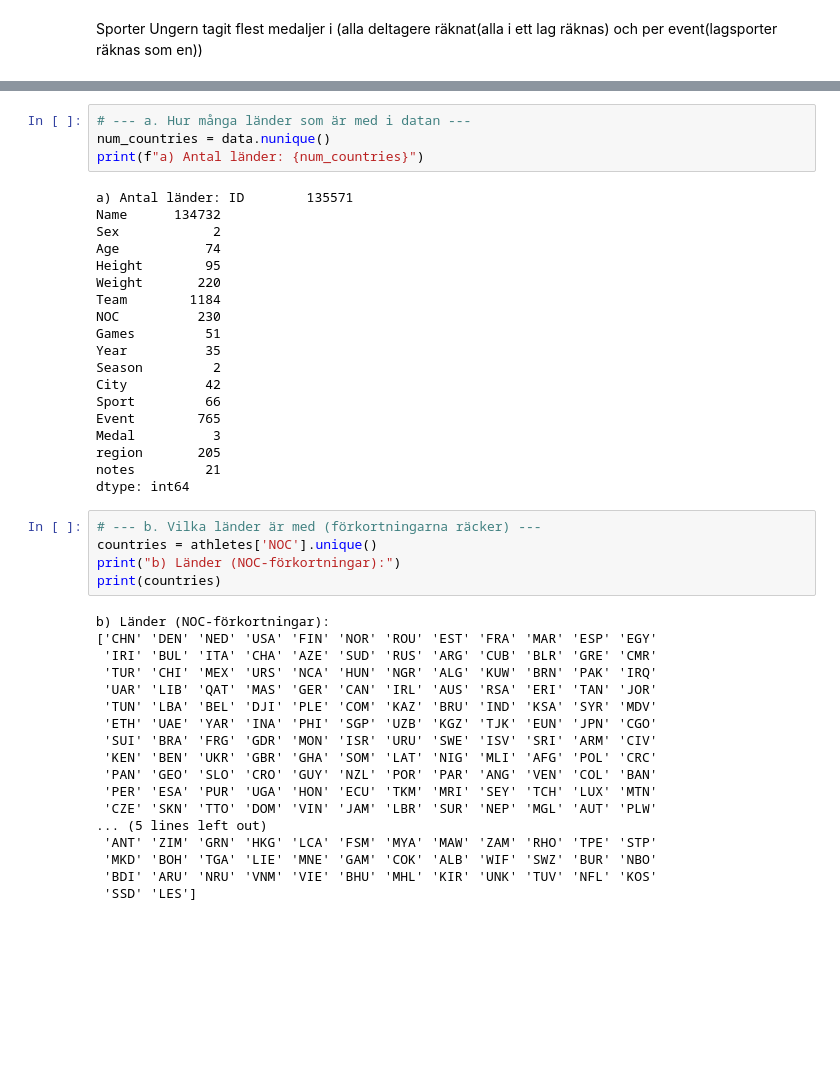
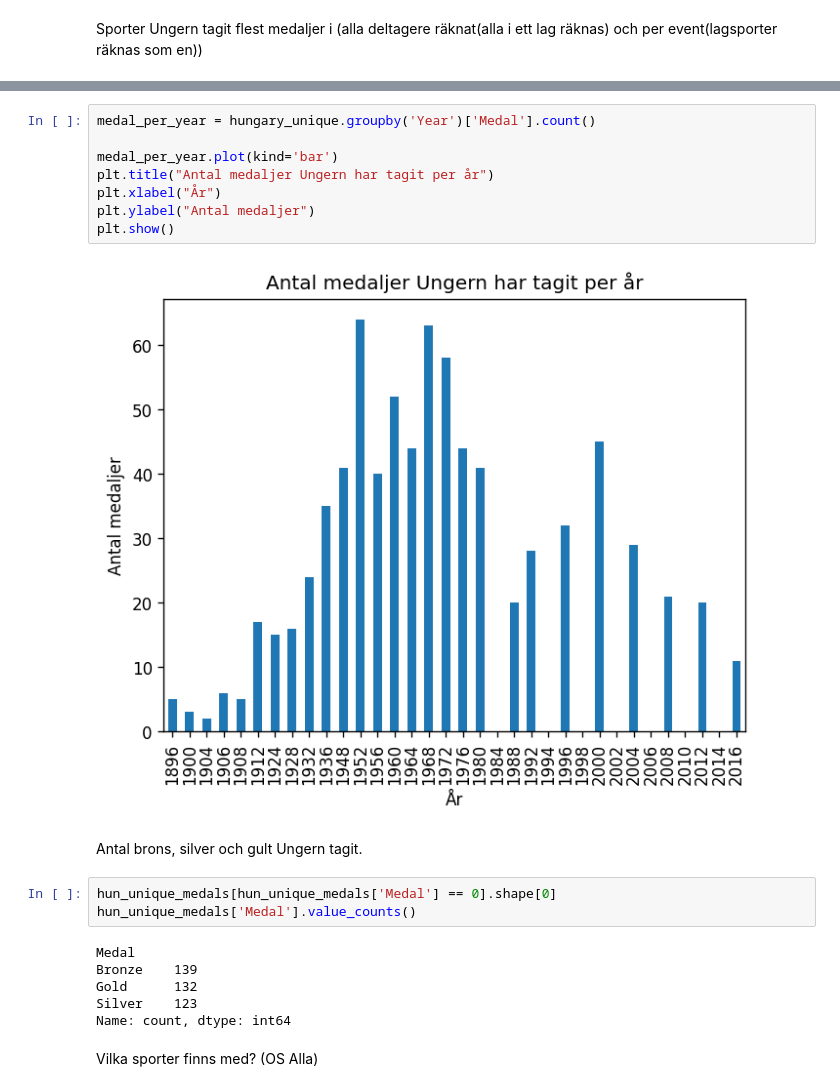
Before and after one commit to F-Degerman/Projekt_OS_Ungern, a Jupyter notebook: Egna_anteckningar/Fanny.ipynb, the cells around one changed output, grey strips where cells are left out. Cells and saved outputs as stored; diff of their text form; blank space fills up the shorter version.

```diff
--- a/Egna_anteckningar/Fanny.ipynb
+++ b/Egna_anteckningar/Fanny.ipynb
@@ -321,47 +257,24 @@ memory usage: 929.1+ KB
-# %%
-# --- a. Hur många länder som är med i datan ---
-num_countries = data.nunique()
-print(f"a) Antal länder: {num_countries}")
-# %% [output]
-a) Antal länder: ID        135571
-Name      134732
-Sex            2
-Age           74
-Height        95
-Weight       220
-Team        1184
-NOC          230
-Games         51
-Year          35
-Season         2
-City          42
-Sport         66
-Event        765
-Medal          3
-region       205
-notes         21
-dtype: int64
-# %%
-# --- b. Vilka länder är med (förkortningarna räcker) ---
-countries = athletes['NOC'].unique()
-print("b) Länder (NOC-förkortningar):")
-print(countries)
-# %% [output]
-b) Länder (NOC-förkortningar):
-['CHN' 'DEN' 'NED' 'USA' 'FIN' 'NOR' 'ROU' 'EST' 'FRA' 'MAR' 'ESP' 'EGY'
- 'IRI' 'BUL' 'ITA' 'CHA' 'AZE' 'SUD' 'RUS' 'ARG' 'CUB' 'BLR' 'GRE' 'CMR'
- 'TUR' 'CHI' 'MEX' 'URS' 'NCA' 'HUN' 'NGR' 'ALG' 'KUW' 'BRN' 'PAK' 'IRQ'
- 'UAR' 'LIB' 'QAT' 'MAS' 'GER' 'CAN' 'IRL' 'AUS' 'RSA' 'ERI' 'TAN' 'JOR'
- 'TUN' 'LBA' 'BEL' 'DJI' 'PLE' 'COM' 'KAZ' 'BRU' 'IND' 'KSA' 'SYR' 'MDV'
- 'ETH' 'UAE' 'YAR' 'INA' 'PHI' 'SGP' 'UZB' 'KGZ' 'TJK' 'EUN' 'JPN' 'CGO'
- 'SUI' 'BRA' 'FRG' 'GDR' 'MON' 'ISR' 'URU' 'SWE' 'ISV' 'SRI' 'ARM' 'CIV'
- 'KEN' 'BEN' 'UKR' 'GBR' 'GHA' 'SOM' 'LAT' 'NIG' 'MLI' 'AFG' 'POL' 'CRC'
- 'PAN' 'GEO' 'SLO' 'CRO' 'GUY' 'NZL' 'POR' 'PAR' 'ANG' 'VEN' 'COL' 'BAN'
- 'PER' 'ESA' 'PUR' 'UGA' 'HON' 'ECU' 'TKM' 'MRI' 'SEY' 'TCH' 'LUX' 'MTN'
- 'CZE' 'SKN' 'TTO' 'DOM' 'VIN' 'JAM' 'LBR' 'SUR' 'NEP' 'MGL' 'AUT' 'PLW'
-... (5 lines left out)
- 'ANT' 'ZIM' 'GRN' 'HKG' 'LCA' 'FSM' 'MYA' 'MAW' 'ZAM' 'RHO' 'TPE' 'STP'
- 'MKD' 'BOH' 'TGA' 'LIE' 'MNE' 'GAM' 'COK' 'ALB' 'WIF' 'SWZ' 'BUR' 'NBO'
- 'BDI' 'ARU' 'NRU' 'VNM' 'VIE' 'BHU' 'MHL' 'KIR' 'UNK' 'TUV' 'NFL' 'KOS'
- 'SSD' 'LES']
+# %%
+medal_per_year = hungary_unique.groupby('Year')['Medal'].count()
+
+medal_per_year.plot(kind='bar')
+plt.title("Antal medaljer Ungern har tagit per år")
+plt.xlabel("År")
+plt.ylabel("Antal medaljer")
+plt.show()
+# %% [output]
+[figure, added]
+# %% [markdown]
+Antal brons, silver och gult Ungern tagit.
+# %%
+hun_unique_medals[hun_unique_medals['Medal'] == 0].shape[0]
+hun_unique_medals['Medal'].value_counts()
+# %% [output]
+Medal
+Bronze    139
+Gold      132
+Silver    123
+Name: count, dtype: int64
+# %% [markdown]
+Vilka sporter finns med? (OS Alla)
 # %%
```
Also changed, not shown: parts of 33 cells of this notebook.
